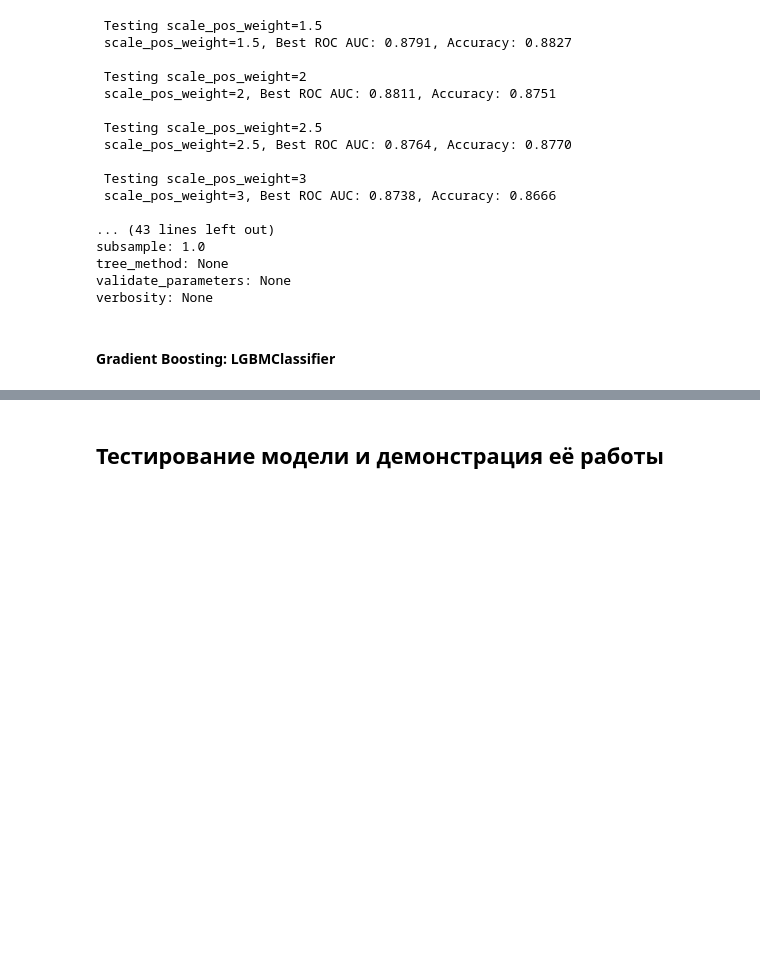
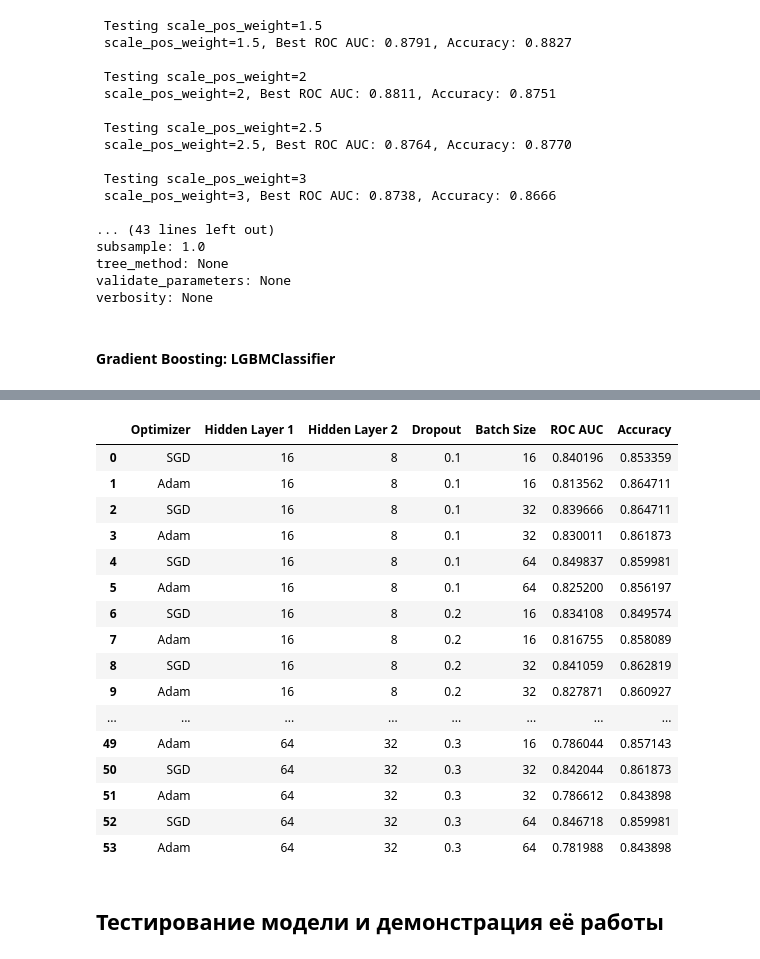
Before and after one commit to IgnatenkoNady/Day_to_day_diploma, a Jupyter notebook: 2025_02_16_diplom.ipynb, the cells around one changed output, grey strips where cells are left out. Drawn from its saved outputs; the diff is of its cells as text; code cells hidden in the pictures; blank space fills up the shorter version.

```diff
--- a/2025_02_16_diplom.ipynb
+++ b/2025_02_16_diplom.ipynb
@@ -971,7 +971,7 @@ Random Forest ROC AUC: 0.8331
 best_models = []
 
 # Перебираем разные значения scale_pos_weight
-for weight in [1.5, 2, 2.5, 3, 9.5, 10]:
+for weight in [1.5, 2, 2.5, 3, 9, 10]:
     print(f"\n Testing scale_pos_weight={weight}")
 
     # Создаем XGBoost Pipeline с текущим весом классов
@@ -1195,0 +1163,16 @@ print("Neural Network Accuracy:", round(accuracy_score(y_val, y_pred_nn), 4))
+# %%
+# Инициализация модели
+input_dim = X_sub_train_tensor.shape[1]
+model = NeuralNet(input_dim)
+
+# Обучение модели
+trained_model, best_auc = train_model(model, X_sub_train_tensor, y_sub_train_tensor, X_val_tensor, y_val_tensor, epochs=50, lr=0.005)
+
+# Финальная проверка на тестовой выборке
+trained_model.eval()
+with torch.no_grad():
+    test_preds = trained_model(X_val_tensor).cpu().numpy()
+    test_accuracy = accuracy_score(y_val.values, (test_preds >= 0.5).astype(int))
+    test_auc = roc_auc_score(y_val.values, test_preds)
+
+print(f"\n✅ Финальные результаты на тестовой выборке: ROC AUC: {test_auc:.4f}, Accuracy: {test_accuracy:.4f}")
@@ -1195,0 +1555,54 @@ print("Neural Network Accuracy:", round(accuracy_score(y_val, y_pred_nn), 4))
+# %%
+# Гиперпараметры для перебора
+hidden_layer_sizes = [(16, 8), (32, 16), (64, 32)]
+dropout_rates = [0.1, 0.2, 0.3]
+batch_sizes = [16, 32, 64]
+optimizers = ["SGD", "Adam"]
+
+# Хранение результатов
+results = []
+best_overall_roc_auc = 0
+best_overall_accuracy = 0
+best_hidden_1 = None
+best_hidden_2 = None
+best_dropout = None
+best_batch_size = None
+best_optimizer = None
+
+for (n_hidden_1, n_hidden_2), dropout_rate, batch_size, optimizer_name in product(hidden_layer_sizes, dropout_rates, batch_sizes, optimizers):
+    print(f'\n🔍 Тренировка: Optimizer = {optimizer_name}, Hidden Layers = {n_hidden_1}, {n_hidden_2}, '
+          f'Dropout = {dropout_rate}, Batch Size = {batch_size}')
+
+    val_roc_auc, val_accuracy = train_and_evaluate(
+        n_hidden_1, n_hidden_2, dropout_rate, batch_size, optimizer_name
+    )
+
+    if val_roc_auc > best_overall_roc_auc:
+        best_overall_roc_auc = val_roc_auc
+        best_overall_accuracy = val_accuracy
+        best_hidden_1 = n_hidden_1
+        best_hidden_2 = n_hidden_2
+        best_dropout = dropout_rate
+        best_batch_size = batch_size
+        best_optimizer = optimizer_name
+
+    results.append({
+        'Optimizer': optimizer_name,
+        'Hidden Layer 1': n_hidden_1,
+        'Hidden Layer 2': n_hidden_2,
+        'Dropout': dropout_rate,
+        'Batch Size': batch_size,
+        'ROC AUC': val_roc_auc,
+        'Accuracy': val_accuracy
+    })
+
+# Вывод лучших параметров
+print(f"\n🏆 Лучшие параметры: Optimizer = {best_optimizer}, Hidden Layer 1 = {best_hidden_1}, "
+      f"Hidden Layer 2 = {best_hidden_2}, Dropout = {best_dropout}, Batch Size = {best_batch_size}, "
+      f"ROC AUC: {best_overall_roc_auc:.4f}, Accuracy: {best_overall_accuracy:.4f}")
+
+# Вывод всех результатов
+results_df = pd.DataFrame(results)
+print("\n📊 Результаты перебора параметров:")
+results_df
+# %% [output]
@@ -1195,0 +1626,17 @@ print("Neural Network Accuracy:", round(accuracy_score(y_val, y_pred_nn), 4))
+|  | Optimizer | Hidden Layer 1 | Hidden Layer 2 | Dropout | Batch Size | ROC AUC | Accuracy |
+| 0 | SGD | 16 | 8 | 0.1 | 16 | 0.840196 | 0.853359 |
+| 1 | Adam | 16 | 8 | 0.1 | 16 | 0.813562 | 0.864711 |
+| 2 | SGD | 16 | 8 | 0.1 | 32 | 0.839666 | 0.864711 |
+| 3 | Adam | 16 | 8 | 0.1 | 32 | 0.830011 | 0.861873 |
+| 4 | SGD | 16 | 8 | 0.1 | 64 | 0.849837 | 0.859981 |
+| 5 | Adam | 16 | 8 | 0.1 | 64 | 0.825200 | 0.856197 |
+| 6 | SGD | 16 | 8 | 0.2 | 16 | 0.834108 | 0.849574 |
+| 7 | Adam | 16 | 8 | 0.2 | 16 | 0.816755 | 0.858089 |
+| 8 | SGD | 16 | 8 | 0.2 | 32 | 0.841059 | 0.862819 |
+| 9 | Adam | 16 | 8 | 0.2 | 32 | 0.827871 | 0.860927 |
+| ... | ... | ... | ... | ... | ... | ... | ... |
+| 49 | Adam | 64 | 32 | 0.3 | 16 | 0.786044 | 0.857143 |
+| 50 | SGD | 64 | 32 | 0.3 | 32 | 0.842044 | 0.861873 |
+| 51 | Adam | 64 | 32 | 0.3 | 32 | 0.786612 | 0.843898 |
+| 52 | SGD | 64 | 32 | 0.3 | 64 | 0.846718 | 0.859981 |
+| 53 | Adam | 64 | 32 | 0.3 | 64 | 0.781988 | 0.843898 |
```
Also changed, not shown: parts of 31 cells of this notebook.
